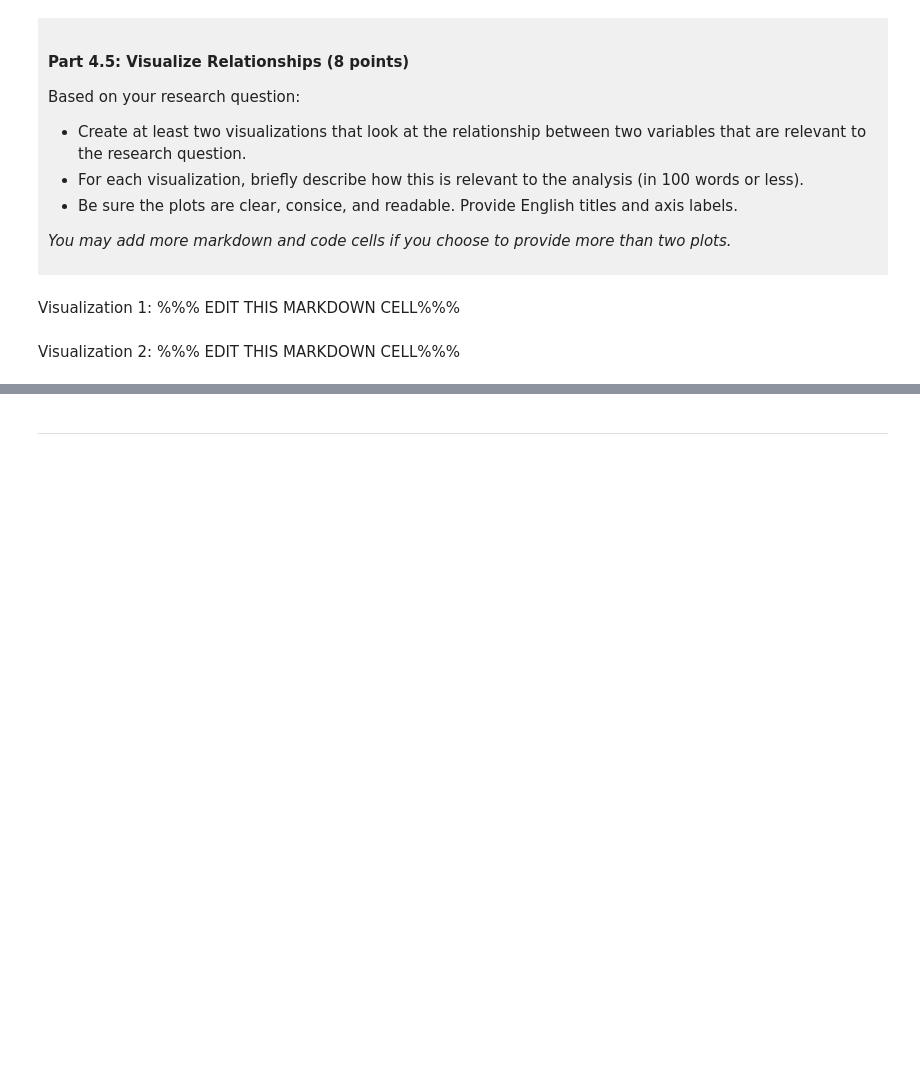
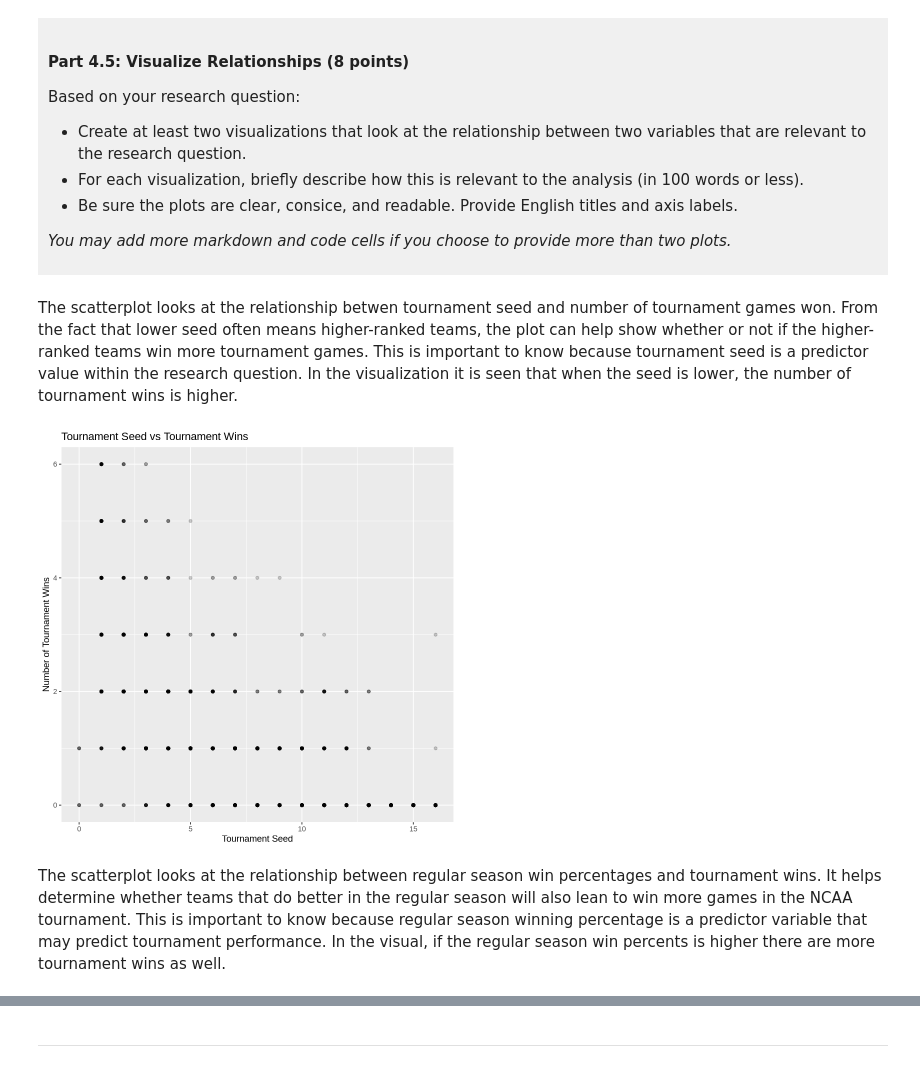
Before and after one commit to kate-choi-2007/DSCI-100-project-kate, a Jupyter notebook: dsci-100-project-notebook.ipynb, the cells around one changed output, grey strips where cells are left out. Cells and saved outputs as stored; diff of their text form; code cells hidden in the pictures; blank space fills up the shorter version.

```diff
--- a/dsci-100-project-notebook.ipynb
+++ b/dsci-100-project-notebook.ipynb
@@ -322,9 +401,14 @@ Based on your research question:
 *You may add more markdown and code cells if you choose to provide more than two plots.*
 </div>
 # %% [markdown]
-Visualization 1: %%% EDIT THIS MARKDOWN CELL%%%
+The scatterplot looks at the relationship betwen tournament seed and number of tournament games won. From the fact that lower seed often means higher-ranked teams, the plot can help show whether or not if the higher-ranked teams win more tournament games. This is important to know because tournament seed is a predictor value within the research question. In the visualization it is seen that when the seed is lower, the number of tournament wins is higher.
 # %%
-### EDIT THIS CODE CELL FOR VISUALIZATION 1###
+ncaa_tidy|>
+ggplot(aes(x=seed, y= tourney_wins))+
+geom_point(alpha=0.2)+
+labs(x="Tournament Seed", y="Number of Tournament Wins", title= "Tournament Seed vs Tournament Wins")
+# %% [output]
+[figure, added]
 # %% [markdown]
-Visualization 2: %%% EDIT THIS MARKDOWN CELL%%%
+The scatterplot looks at the relationship between regular season win percentages and tournament wins. It helps determine whether teams that do better in the regular season will also lean to win more games in the NCAA tournament. This is important to know because regular season winning percentage is a predictor variable that may predict tournament performance. In the visual, if the regular season win percents is higher there are more tournament wins as well.
 # %%
```
Also changed, not shown: parts of 10 cells of this notebook.
